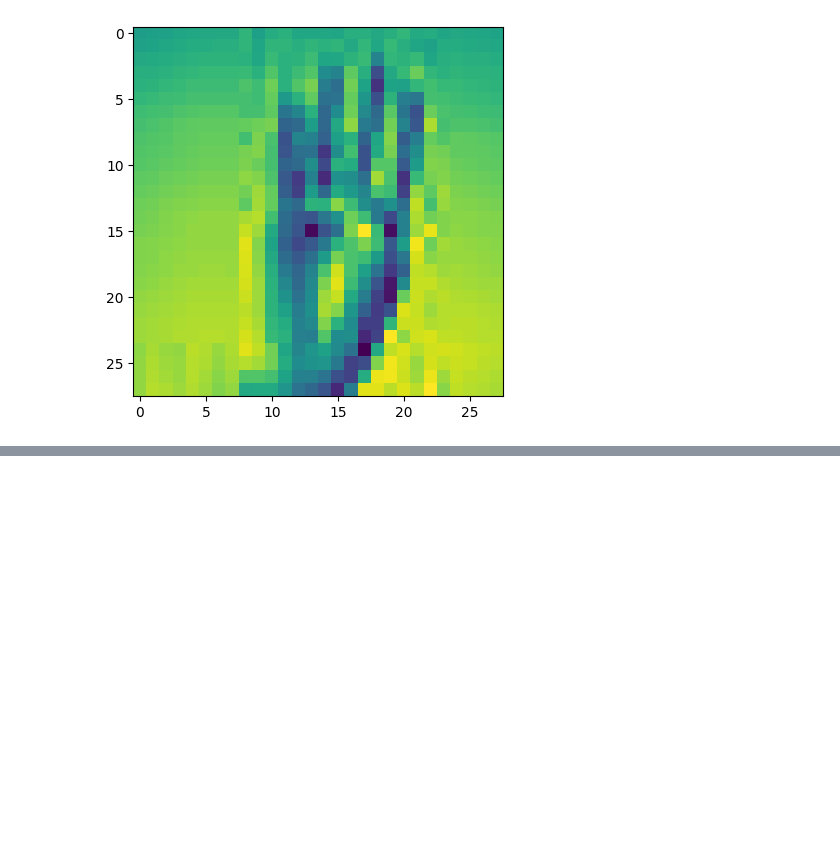
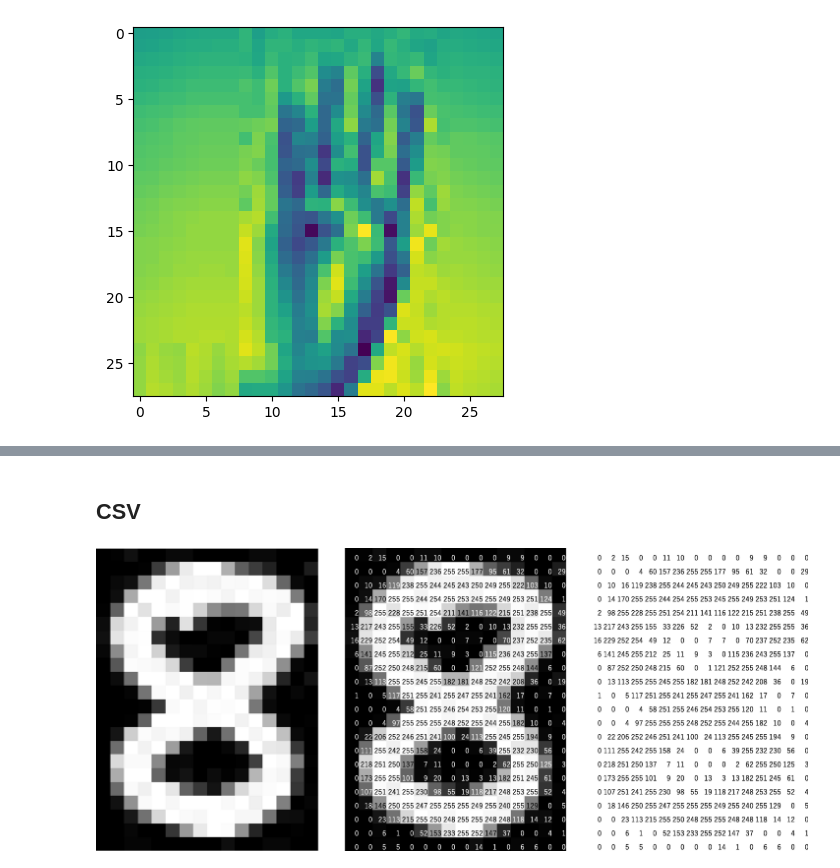
Before and after one commit to feltoxXx/cursos-platzi, a Jupyter notebook: Redes_Neuronales_TensorFlow/cargar-multiples-dataset.ipynb, the cells around one changed output, grey strips where cells are left out. Saved outputs shown, nothing was run; the diff lists cells and outputs as text; code cells hidden in the pictures; blank space fills up the shorter version.

```diff
--- a/Redes_Neuronales_TensorFlow/cargar-multiples-dataset.ipynb
+++ b/Redes_Neuronales_TensorFlow/cargar-multiples-dataset.ipynb
@@ -63,0 +90,7 @@ b
+# %% [markdown]
+## CSV
+# %%
+img = Image.open('./data/databasesLoadData/pixeles.png')
+img
+# %% [output]
+[figure, added]
```
Also changed, not shown: parts of 16 cells of this notebook.
